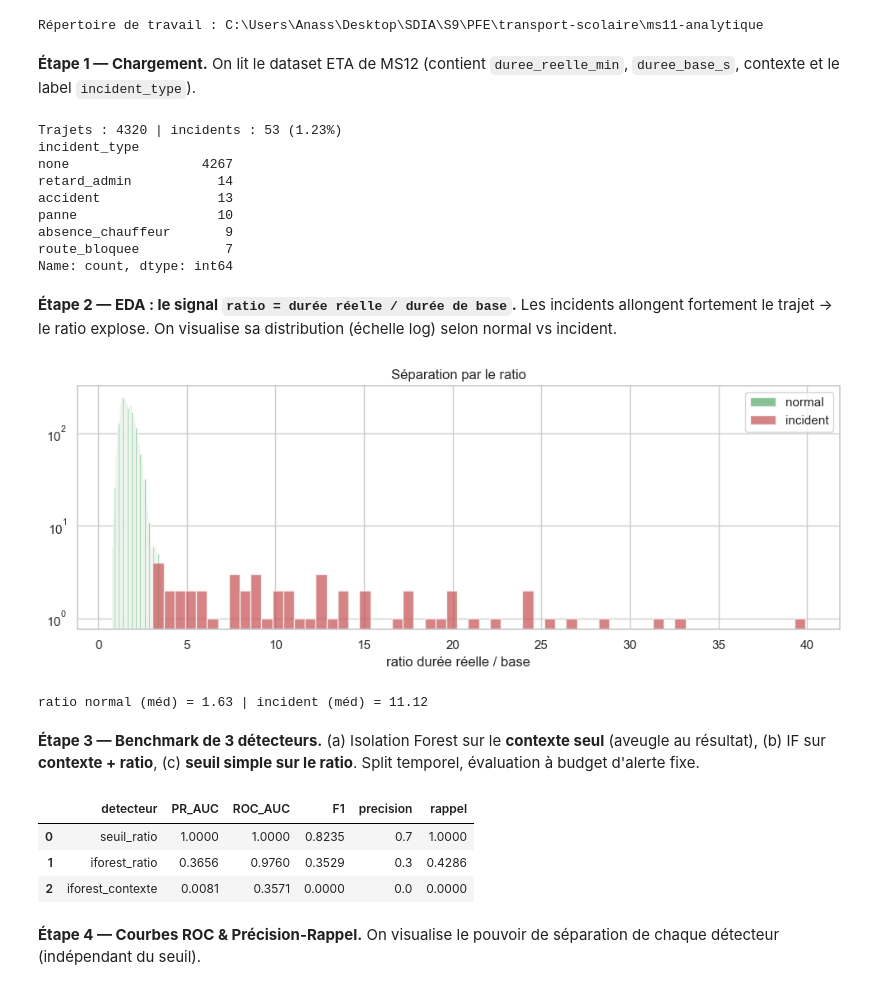
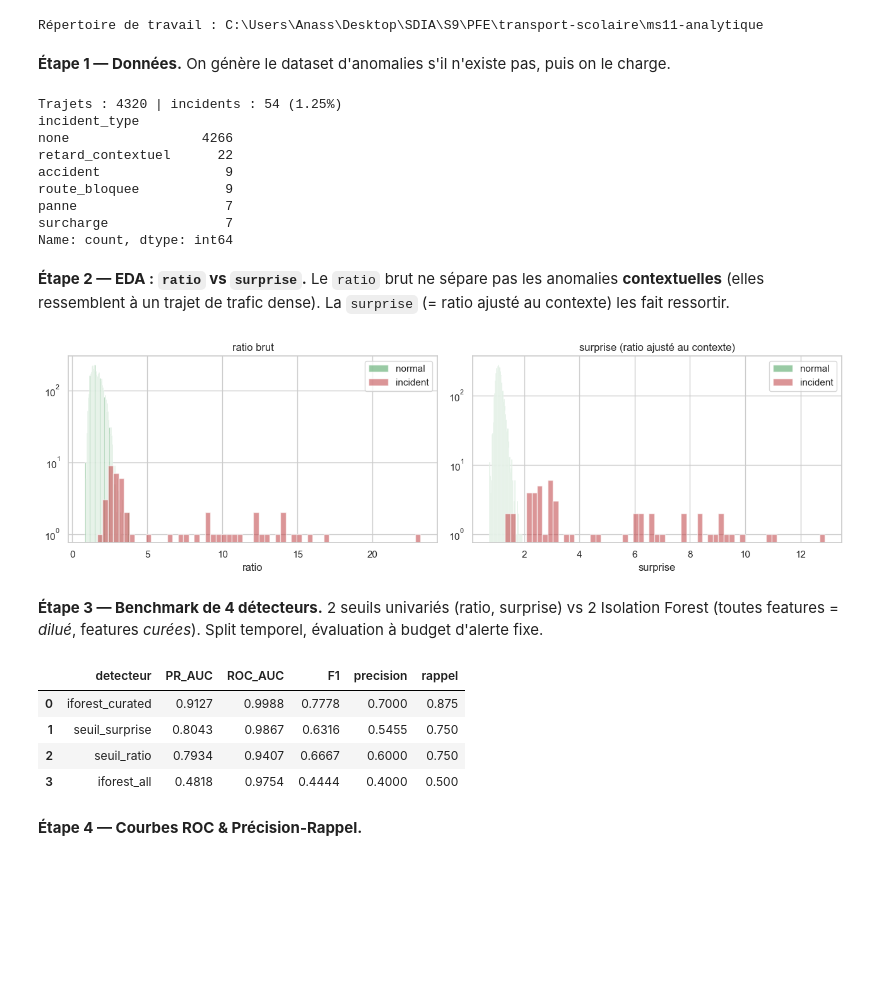
Before and after one commit to ana3ss7z/intelligent-school-transport-platform, a Jupyter notebook: ms11-analytique/notebooks/04_anomaly_detection.ipynb, the cells around one changed output. Cells and saved outputs as stored; diff of their text form; code cells hidden in the pictures; blank space fills up the shorter version.

Commit message:
feat: add anomaly dataset generator for MS11 with multivariate incident detection

```diff
--- a/ms11-analytique/notebooks/04_anomaly_detection.ipynb
+++ b/ms11-analytique/notebooks/04_anomaly_detection.ipynb
@@ -27,39 +28,42 @@ from config import settings
 print("Répertoire de travail :", os.getcwd())
 # %% [output]
 Répertoire de travail : C:\Users\Anass\Desktop\SDIA\S9\PFE\transport-scolaire\ms11-analytique
-# %% [markdown]
-**Étape 1 — Chargement.** On lit le dataset ETA de MS12 (contient `duree_reelle_min`, `duree_base_s`, contexte et le label `incident_type`).
+# %% [markdown]
+**Étape 1 — Données.** On génère le dataset d'anomalies s'il n'existe pas, puis on le charge.
 # %%
-from features import label_binaire, build
-df = pd.read_csv(settings.eta_dataset_path)
+from features import label_binaire, build, CURATED, colonnes_all
+if not os.path.exists(settings.dataset_path):
+    import dataset_anomaly
+    dataset_anomaly.generer().to_csv(settings.dataset_path, index=False)
+df = pd.read_csv(settings.dataset_path)
 y = label_binaire(df)
 print("Trajets :", len(df), "| incidents :", int(y.sum()), f"({100*y.mean():.2f}%)")
 print(df["incident_type"].value_counts())
 # %% [output]
-Trajets : 4320 | incidents : 53 (1.23%)
+Trajets : 4320 | incidents : 54 (1.25%)
 incident_type
-none                 4267
-retard_admin           14
-accident               13
-panne                  10
-absence_chauffeur       9
-route_bloquee           7
+none                 4266
+retard_contextuel      22
+accident                9
+route_bloquee           9
+panne                   7
+surcharge               7
 Name: count, dtype: int64
-# %% [markdown]
-**Étape 2 — EDA : le signal `ratio = durée réelle / durée de base`.** Les incidents allongent fortement le trajet → le ratio explose. On visualise sa distribution (échelle log) selon normal vs incident.
+# %% [markdown]
+**Étape 2 — EDA : `ratio` vs `surprise`.** Le `ratio` brut ne sépare pas les anomalies **contextuelles** (elles ressemblent à un trajet de trafic dense). La `surprise` (= ratio ajusté au contexte) les fait ressortir.
 # %%
-ratio = (df["duree_reelle_min"] * 60) / df["duree_base_s"].clip(lower=1)
-fig, ax = plt.subplots(figsize=(10, 4))
-ax.hist(ratio[y == 0], bins=60, alpha=.7, label="normal", color="#55a868")
-ax.hist(ratio[y == 1], bins=60, alpha=.7, label="incident", color="#c44e52")
-ax.set_yscale("log"); ax.set_xlabel("ratio durée réelle / base"); ax.set_title("Séparation par le ratio")
-ax.legend(); plt.tight_layout(); plt.savefig(f"notebooks/figures/04_ratio_distribution.png", dpi=110, bbox_inches="tight"); plt.show()
-print("ratio normal (méd) =", round(float(ratio[y==0].median()),2), "| incident (méd) =", round(float(ratio[y==1].median()),2))
+F = build(df)
+fig, ax = plt.subplots(1, 2, figsize=(13, 4))
+for lab, col, name in [(0, "#55a868", "normal"), (1, "#c44e52", "incident")]:
+    ax[0].hist(F["ratio"][y == lab], bins=60, alpha=.6, label=name, color=col)
+    ax[1].hist(F["surprise"][y == lab], bins=60, alpha=.6, label=name, color=col)
+ax[0].set_yscale("log"); ax[0].set_title("ratio brut"); ax[0].set_xlabel("ratio"); ax[0].legend()
+ax[1].set_yscale("log"); ax[1].set_title("surprise (ratio ajusté au contexte)"); ax[1].set_xlabel("surprise"); ax[1].legend()
+plt.tight_layout(); plt.savefig(f"{FIG}/04_ratio_vs_surprise.png", dpi=110, bbox_inches="tight"); plt.show()
 # %% [output]
-[figure, old version]
+[figure, new version]
-ratio normal (méd) = 1.63 | incident (méd) = 11.12
 # %% [markdown]
-**Étape 3 — Benchmark de 3 détecteurs.** (a) Isolation Forest sur le **contexte seul** (aveugle au résultat), (b) IF sur **contexte + ratio**, (c) **seuil simple sur le ratio**. Split temporel, évaluation à budget d'alerte fixe.
+**Étape 3 — Benchmark de 4 détecteurs.** 2 seuils univariés (ratio, surprise) vs 2 Isolation Forest (toutes features = *dilué*, features *curées*). Split temporel, évaluation à budget d'alerte fixe.
 # %%
 from train_anomaly import _split_temporel, _evaluer
 from anomaly import AnomalyDetector
@@ -67,18 +71,18 @@ from anomaly import AnomalyDetector
 train, test = _split_temporel(df)
 ytr, yte = label_binaire(train), label_binaire(test)
 contam = float(min(0.2, max(0.01, ytr.mean())))
+cols_all = colonnes_all(df)
 
 detecteurs = {
-    "iforest_contexte": AnomalyDetector("iforest", contam, settings.seed, with_outcome=False),
-    "iforest_ratio":    AnomalyDetector("iforest", contam, settings.seed, with_outcome=True),
-    "seuil_ratio":      AnomalyDetector("ratio", contam, settings.seed),
+    "seuil_ratio":     AnomalyDetector("seuil_ratio", "threshold", contam, threshold_col="ratio"),
+    "seuil_surprise":  AnomalyDetector("seuil_surprise", "threshold", contam, threshold_col="surprise"),
+    "iforest_all":     AnomalyDetector("iforest_all", "iforest", contam, settings.seed, feature_cols=cols_all),
+    "iforest_curated": AnomalyDetector("iforest_curated", "iforest", contam, settings.seed, feature_cols=CURATED),
 }
-scores_test = {}
-rows = []
+scores_test, rows = {}, []
 for nom, det in detecteurs.items():
-    det.fit(train)
-    s = det.scores(test); scores_test[nom] = s
-    thr = float(np.quantile(s, 1 - contam)); pred = s >= thr
+    det.fit(train); s = det.scores(test); scores_test[nom] = s
+    pred = s >= np.quantile(s, 1 - contam)
     m = _evaluer(yte.to_numpy(), s, pred)
     rows.append({"detecteur": nom, "PR_AUC": m["PR_AUC"], "ROC_AUC": m["ROC_AUC"],
                  "F1": m["F1"], "precision": m["precision"], "rappel": m["rappel"]})
@@ -86,11 +90,12 @@ res = pd.DataFrame(rows).sort_values("PR_AUC", ascending=False).reset_index(drop
 res
 # %% [output]
 |  | detecteur | PR_AUC | ROC_AUC | F1 | precision | rappel |
-| 0 | seuil_ratio | 1.0000 | 1.0000 | 0.8235 | 0.7 | 1.0000 |
-| 1 | iforest_ratio | 0.3656 | 0.9760 | 0.3529 | 0.3 | 0.4286 |
-| 2 | iforest_contexte | 0.0081 | 0.3571 | 0.0000 | 0.0 | 0.0000 |
+| 0 | iforest_curated | 0.9127 | 0.9988 | 0.7778 | 0.7000 | 0.875 |
+| 1 | seuil_surprise | 0.8043 | 0.9867 | 0.6316 | 0.5455 | 0.750 |
+| 2 | seuil_ratio | 0.7934 | 0.9407 | 0.6667 | 0.6000 | 0.750 |
+| 3 | iforest_all | 0.4818 | 0.9754 | 0.4444 | 0.4000 | 0.500 |
 # %% [markdown]
-**Étape 4 — Courbes ROC & Précision-Rappel.** On visualise le pouvoir de séparation de chaque détecteur (indépendant du seuil).
+**Étape 4 — Courbes ROC & Précision-Rappel.**
 # %%
 from sklearn.metrics import roc_curve, precision_recall_curve
 fig, ax = plt.subplots(1, 2, figsize=(13, 5))
```
Also changed, not shown: parts of 10 cells of this notebook, 13 other files.
